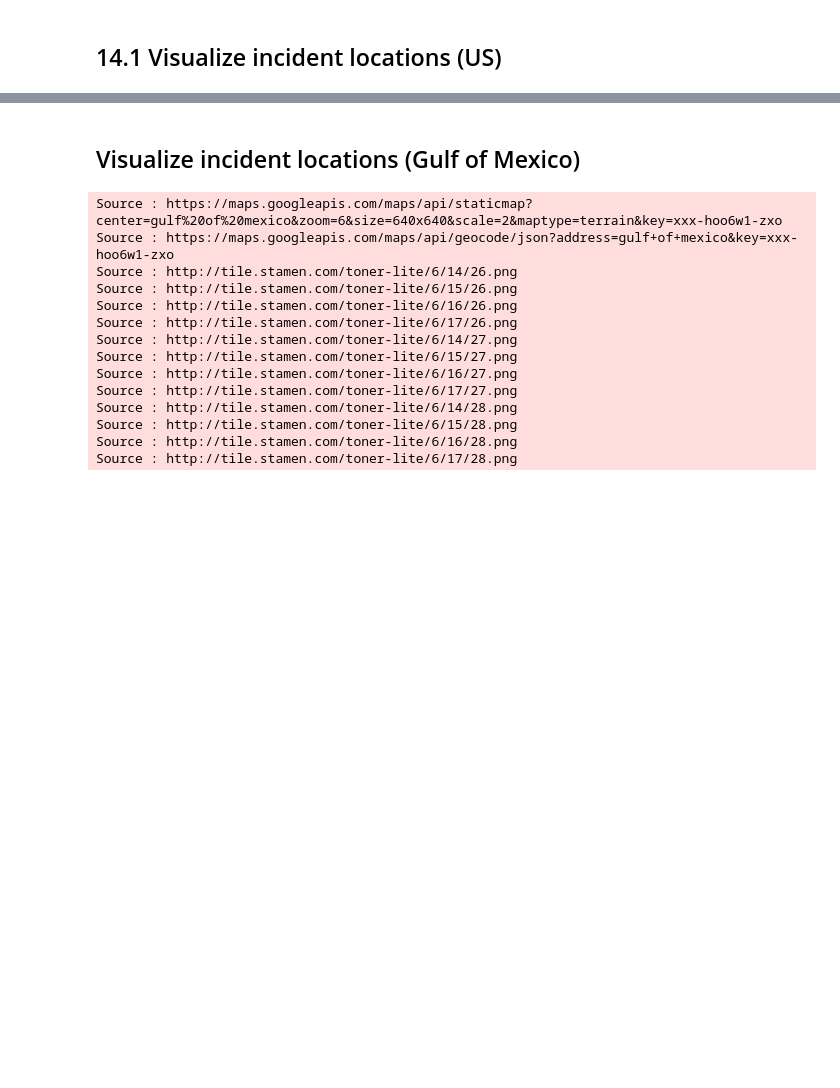
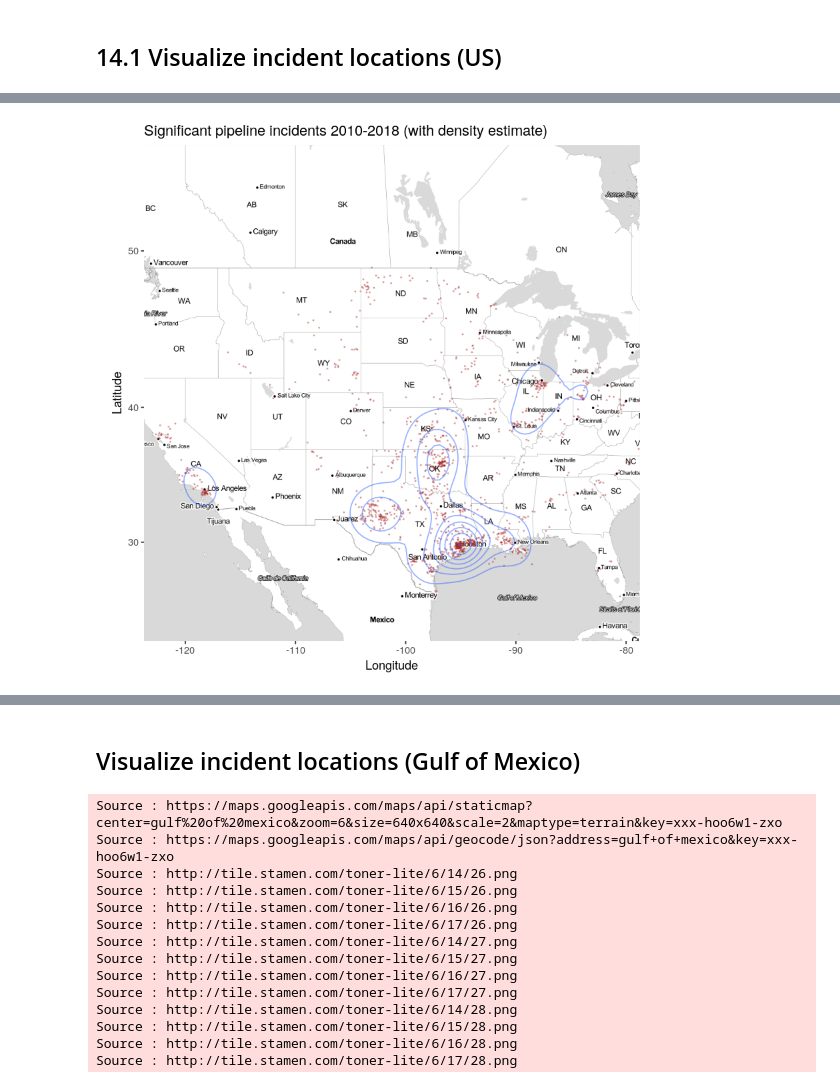
Before and after one commit to julianbarg/oil_industry, a Jupyter notebook: workbooks/14r_data_visualizations.ipynb, the cells around one changed output, grey strips where cells are left out. Saved outputs shown, nothing was run; the diff lists cells and outputs as text; code cells hidden in the pictures; blank space fills up the shorter version.

```diff
--- a/workbooks/14r_data_visualizations.ipynb
+++ b/workbooks/14r_data_visualizations.ipynb
@@ -88,0 +58,7 @@ Warning message:
+# %%
+plot1 <- ggmap(map, base_layer = ggplot(significant_incidents, aes(LOCATION_LONGITUDE, LOCATION_LATITUDE))) +
+    geom_jitter(size = 0.25, alpha = 0.3, color = "brown", width=0.3, height=0.2) +
+    geom_density2d(alpha = 0.5) +
+    labs(title="Significant pipeline incidents 2010-2018 (with density estimate)", x="Longitude", y="Latitude")
+print(plot1)
+# %% [output]
@@ -88,0 +68 @@ Warning message:
+[figure, added]
```
Also changed, not shown: parts of 15 cells of this notebook, 1 other file.
